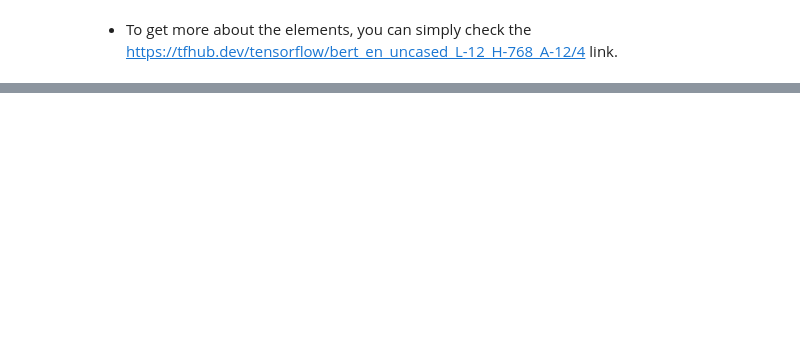
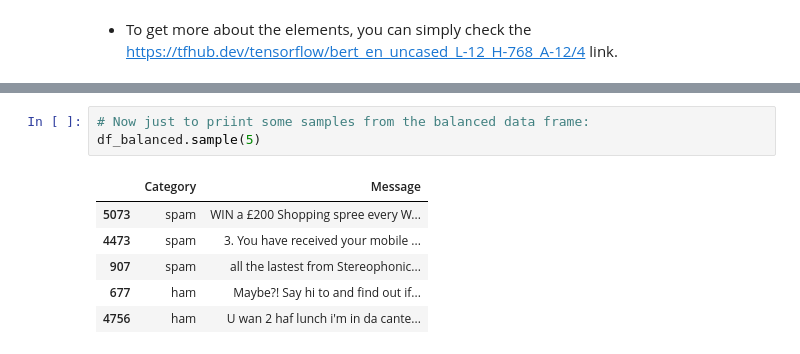
Before and after one commit to mujtabaSultani01/Deep-Learning, a Jupyter notebook: BERT 23/BERT (DL - 23).ipynb, the cells around one changed output, grey strips where cells are left out. Drawn from its saved outputs; the diff is of its cells as text; blank space fills up the shorter version.

```diff
--- a/BERT 23/BERT (DL - 23).ipynb
+++ b/BERT 23/BERT (DL - 23).ipynb
@@ -131,0 +307,10 @@ bert_results['encoder_outputs'][0]
+# %%
+# Now just to priint some samples from the balanced data frame:
+df_balanced.sample(5)
+# %% [output]
+|  | Category | Message |
+| 5073 | spam | WIN a £200 Shopping spree every W... |
+| 4473 | spam | 3. You have received your mobile ... |
+| 907 | spam | all the lastest from Stereophonic... |
+| 677 | ham | Maybe?! Say hi to and find out if... |
+| 4756 | ham | U wan 2 haf lunch i'm in da cante... |
```
Also changed, not shown: parts of 36 cells of this notebook, 4 other files.
